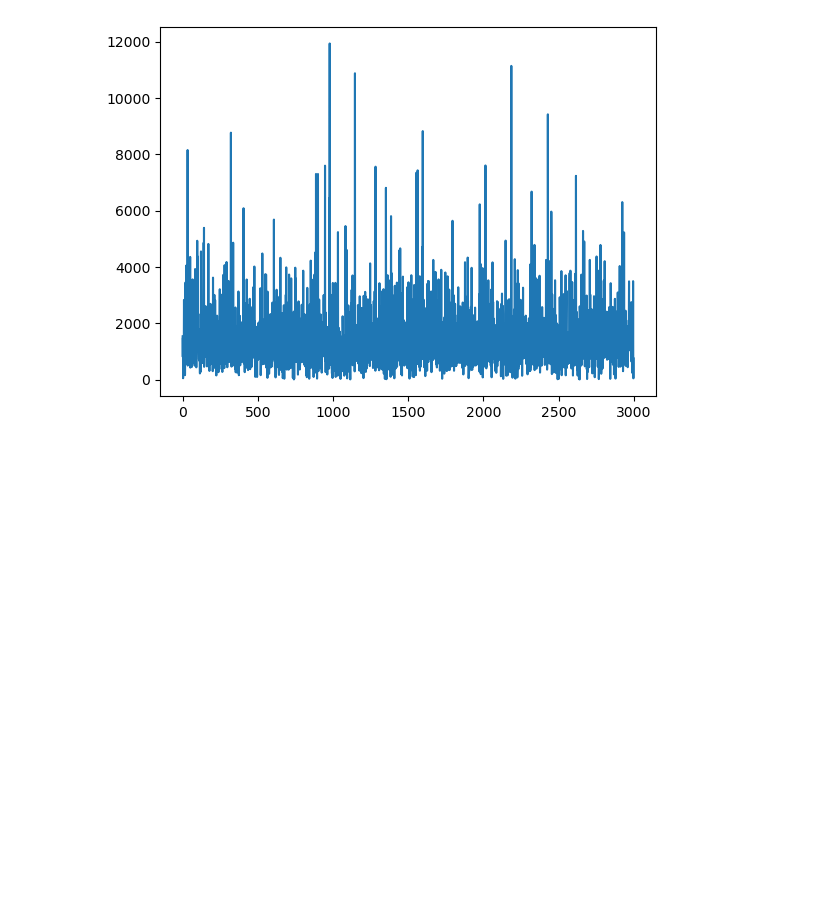
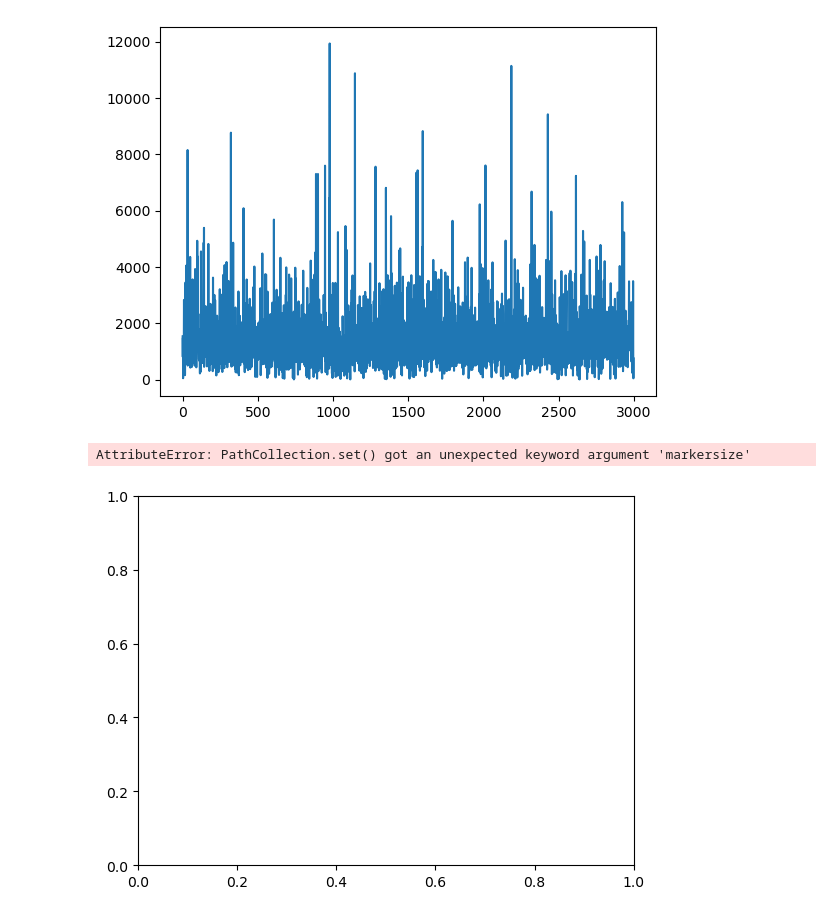
Before and after one commit to RnLe/python-basics, a Jupyter notebook: pandas/dataframes.ipynb, the cells around one changed output. Saved outputs shown, nothing was run; the diff lists cells and outputs as text; code cells hidden in the pictures; blank space fills up the shorter version.

Commit message:
Further pandas plotting examples

```diff
--- a/pandas/dataframes.ipynb
+++ b/pandas/dataframes.ipynb
@@ -72,3 +72,9 @@ df["population"].plot()
 # %% [output]
 <Axes: >
 [figure]
+# %%
+# Plot the population and median income
+df.plot(x="population", y="median_income", kind="scatter", title="Population vs Median Income", grid=True)
+# %% [output]
+AttributeError: PathCollection.set() got an unexpected keyword argument 'markersize'
+[figure, added]
```
